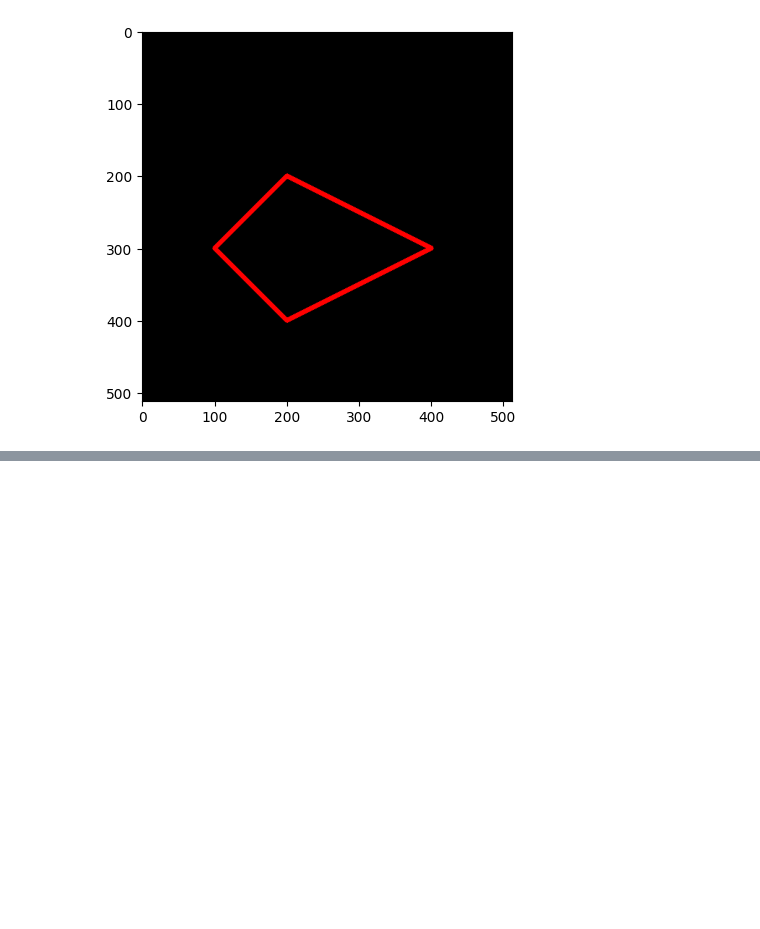
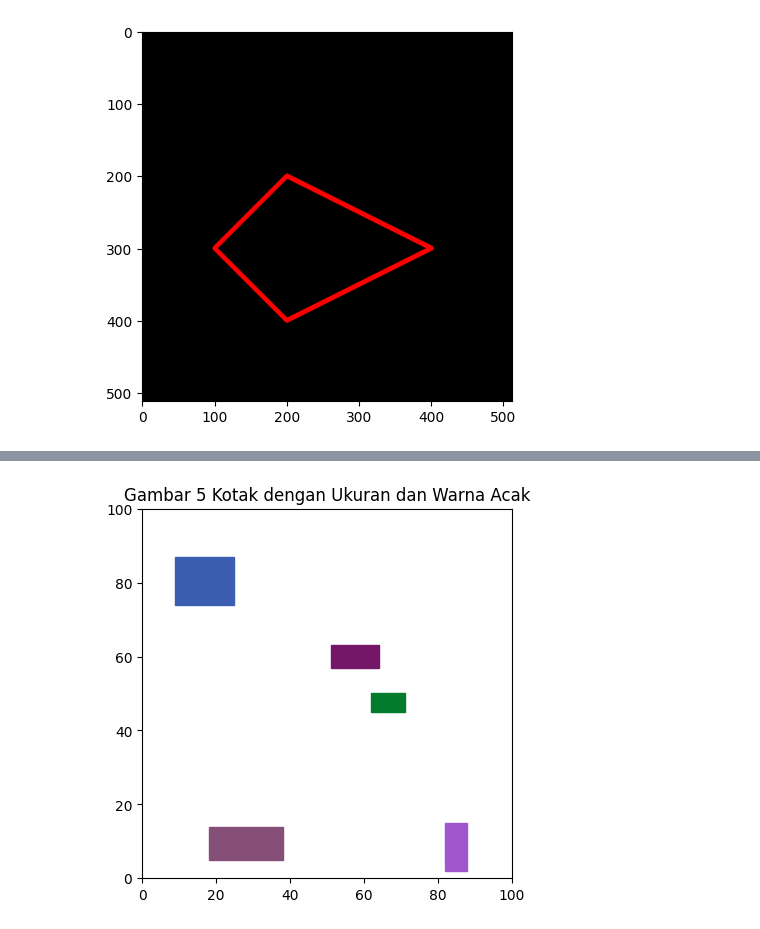
Before and after one commit to latifurrahmanalhamida/PCVK_244107027017_M-LATIFUR, a Jupyter notebook: Modul_2.ipynb, the cells around one changed output, grey strips where cells are left out. Cells and saved outputs as stored; diff of their text form; code cells hidden in the pictures; blank space fills up the shorter version.

```diff
--- a/Modul_2.ipynb
+++ b/Modul_2.ipynb
@@ -133,0 +178,24 @@ plt.imshow(black_img2)
+# %%
+#5 Buat 5 kotak berbagai ukuran dan warna yang berbeda dalam satu image. disarankan menggunakan bilangan acak/random
+import matplotlib.pyplot as plt
+import numpy as np
+import random
+fig, ax = plt.subplots()
+# Mengatur batas figure
+ax.set_xlim(0, 100)
+ax.set_ylim(0, 100)
+
+# Membuat 5 kotak
+for _ in range(5):
+    width = random.randint(5, 20)
+    height = random.randint(5, 20)
+    x = random.randint(0, 100 - width)
+    y = random.randint(0, 100 - height)
+    color = np.random.rand(3,)
+    rect = plt.Rectangle((x, y), width, height, color=color)
+    ax.add_patch(rect)
+plt.gca().set_aspect('equal', adjustable='box')
+plt.title('Gambar 5 Kotak dengan Ukuran dan Warna Acak')
+plt.show()
+# %% [output]
+[figure, added]
```
Also changed, not shown: parts of 8 cells of this notebook.
